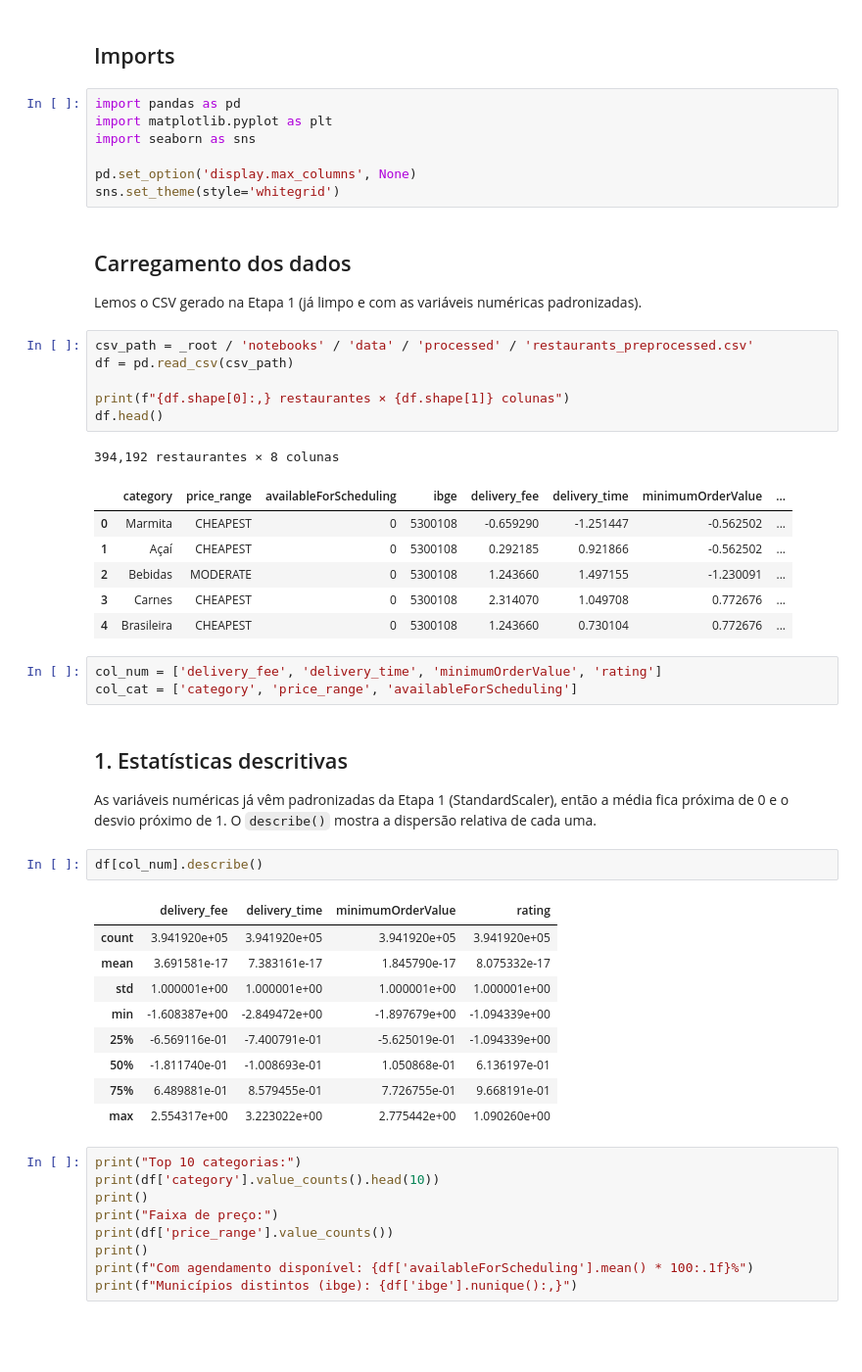
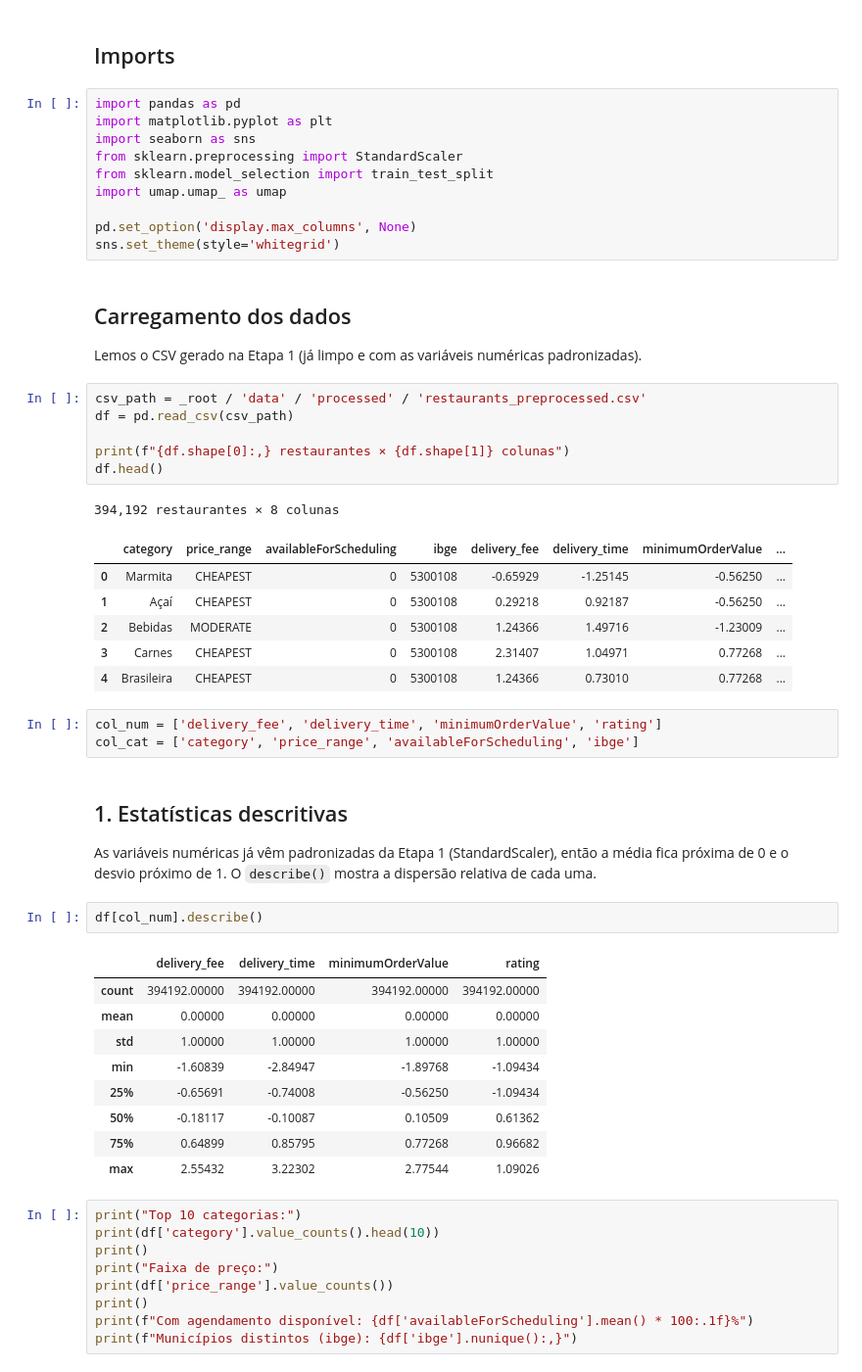
Before and after one commit to Tassara7/cd2-trabalho, a Jupyter notebook: notebooks/analise_exploratoria.ipynb, the cells around one changed output. Shown at 98% size. Cells and saved outputs as stored; diff of their text form; blank space fills up the shorter version.

Commit message:
feature selection manual com UMAP consolidada

```diff
--- a/notebooks/analise_exploratoria.ipynb
+++ b/notebooks/analise_exploratoria.ipynb
@@ -38,6 +38,9 @@ if _root_str not in sys.path:
 import pandas as pd
 import matplotlib.pyplot as plt
 import seaborn as sns
+from sklearn.preprocessing import StandardScaler
+from sklearn.model_selection import train_test_split
+import umap.umap_ as umap
 
 pd.set_option('display.max_columns', None)
 sns.set_theme(style='whitegrid')
@@ -46,22 +49,22 @@ sns.set_theme(style='whitegrid')
 
 Lemos o CSV gerado na Etapa 1 (já limpo e com as variáveis numéricas padronizadas).
 # %%
-csv_path = _root / 'notebooks' / 'data' / 'processed' / 'restaurants_preprocessed.csv'
+csv_path = _root / 'data' / 'processed' / 'restaurants_preprocessed.csv'
 df = pd.read_csv(csv_path)
 
 print(f"{df.shape[0]:,} restaurantes × {df.shape[1]} colunas")
 df.head()
 # %% [output]
 394,192 restaurantes × 8 colunas
 |  | category | price_range | availableForScheduling | ibge | delivery_fee | delivery_time | minimumOrderValue | ... |
-| 0 | Marmita | CHEAPEST | 0 | 5300108 | -0.659290 | -1.251447 | -0.562502 | ... |
-| 1 | Açaí | CHEAPEST | 0 | 5300108 | 0.292185 | 0.921866 | -0.562502 | ... |
-| 2 | Bebidas | MODERATE | 0 | 5300108 | 1.243660 | 1.497155 | -1.230091 | ... |
-| 3 | Carnes | CHEAPEST | 0 | 5300108 | 2.314070 | 1.049708 | 0.772676 | ... |
-| 4 | Brasileira | CHEAPEST | 0 | 5300108 | 1.243660 | 0.730104 | 0.772676 | ... |
+| 0 | Marmita | CHEAPEST | 0 | 5300108 | -0.65929 | -1.25145 | -0.56250 | ... |
+| 1 | Açaí | CHEAPEST | 0 | 5300108 | 0.29218 | 0.92187 | -0.56250 | ... |
+| 2 | Bebidas | MODERATE | 0 | 5300108 | 1.24366 | 1.49716 | -1.23009 | ... |
+| 3 | Carnes | CHEAPEST | 0 | 5300108 | 2.31407 | 1.04971 | 0.77268 | ... |
+| 4 | Brasileira | CHEAPEST | 0 | 5300108 | 1.24366 | 0.73010 | 0.77268 | ... |
 # %%
 col_num = ['delivery_fee', 'delivery_time', 'minimumOrderValue', 'rating']
-col_cat = ['category', 'price_range', 'availableForScheduling']
+col_cat = ['category', 'price_range', 'availableForScheduling', 'ibge']
 # %% [markdown]
 ## 1. Estatísticas descritivas
 
@@ -70,14 +73,14 @@ As variáveis numéricas já vêm padronizadas da Etapa 1 (StandardScaler), ent
 df[col_num].describe()
 # %% [output]
 |  | delivery_fee | delivery_time | minimumOrderValue | rating |
-| count | 3.941920e+05 | 3.941920e+05 | 3.941920e+05 | 3.941920e+05 |
-| mean | 3.691581e-17 | 7.383161e-17 | 1.845790e-17 | 8.075332e-17 |
-| std | 1.000001e+00 | 1.000001e+00 | 1.000001e+00 | 1.000001e+00 |
-| min | -1.608387e+00 | -2.849472e+00 | -1.897679e+00 | -1.094339e+00 |
-| 25% | -6.569116e-01 | -7.400791e-01 | -5.625019e-01 | -1.094339e+00 |
-| 50% | -1.811740e-01 | -1.008693e-01 | 1.050868e-01 | 6.136197e-01 |
-| 75% | 6.489881e-01 | 8.579455e-01 | 7.726755e-01 | 9.668191e-01 |
-| max | 2.554317e+00 | 3.223022e+00 | 2.775442e+00 | 1.090260e+00 |
+| count | 394192.00000 | 394192.00000 | 394192.00000 | 394192.00000 |
+| mean | 0.00000 | 0.00000 | 0.00000 | 0.00000 |
+| std | 1.00000 | 1.00000 | 1.00000 | 1.00000 |
+| min | -1.60839 | -2.84947 | -1.89768 | -1.09434 |
+| 25% | -0.65691 | -0.74008 | -0.56250 | -1.09434 |
+| 50% | -0.18117 | -0.10087 | 0.10509 | 0.61362 |
+| 75% | 0.64899 | 0.85795 | 0.77268 | 0.96682 |
+| max | 2.55432 | 3.22302 | 2.77544 | 1.09026 |
 # %%
 print("Top 10 categorias:")
 print(df['category'].value_counts().head(10))
```
Also changed, not shown: parts of 15 cells of this notebook, 4 other files.
